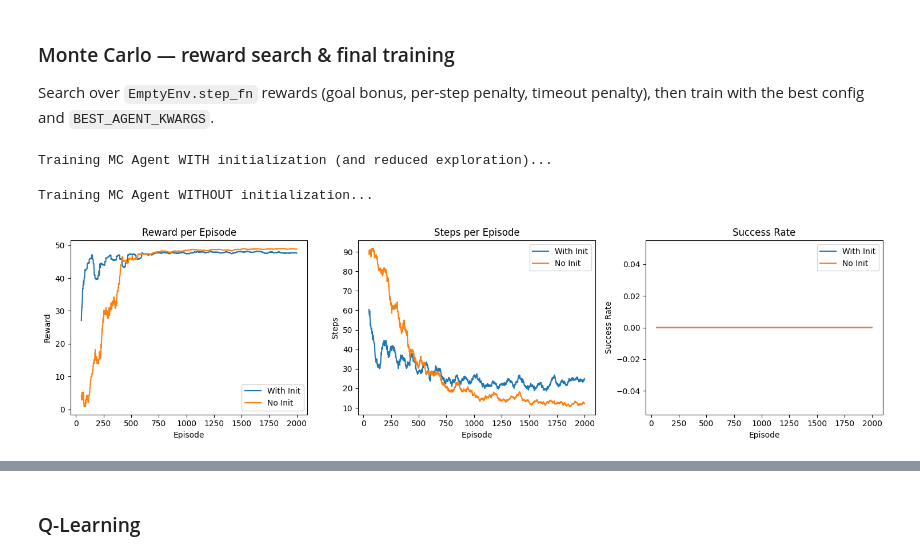
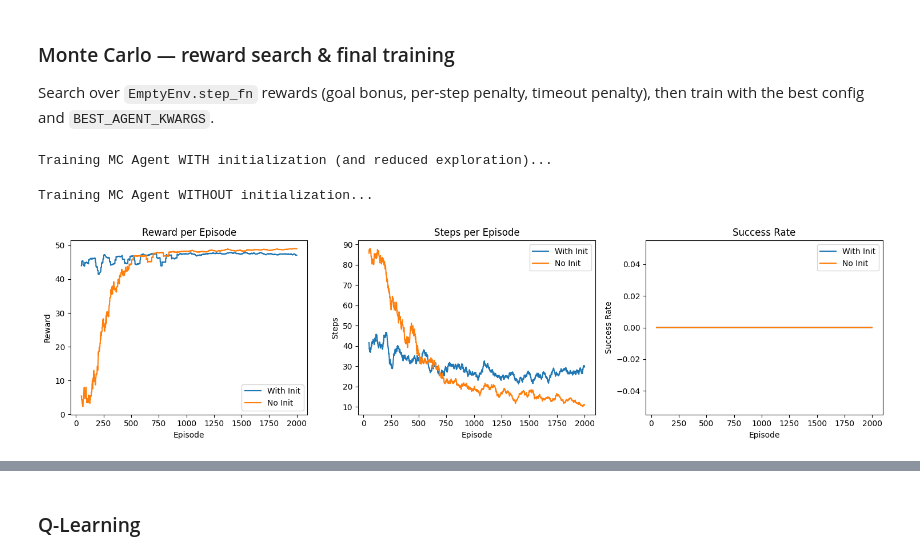
Before and after one commit to BlobDylan/RLEX2, a Jupyter notebook: HW2_2026B_KeyDoorLava.ipynb, the cells around one changed output, grey strips where cells are left out. Drawn from its saved outputs; the diff is of its cells as text; code cells hidden in the pictures.

Commit message:
many episodes

```diff
--- a/HW2_2026B_KeyDoorLava.ipynb
+++ b/HW2_2026B_KeyDoorLava.ipynb
@@ -420,17 +420,14 @@ class KeyDoorLavaEnv(BaseMiniGridEnv):
         obs, _, terminated, truncated, info = super().step(action)
 
         # BASE REWARD: Sparse goal reward + Step penalty
-        step_penalty = -0.2
+        step_penalty = -0.3
         goal_reward = 100.0
         reached_goal = (terminated and tuple(self.agent_pos) == tuple(self.goal_pos))
         base_reward = goal_reward if reached_goal else step_penalty
 
         # ENVIRONMENTAL SIGNAL: Mission Failure
         if (terminated or truncated) and not reached_goal:
-            base_reward -= 10.0
-            # Extra penalty for dying on lava vs just timeout
-            if self.is_on_lava():
-                base_reward -= 15.0
+            base_reward -= 20.0
 
         # SEQUENTIAL SHAPING
         shaping_reward = 0.0
@@ -1222,90 +1278,32 @@ def print_search_summary(results, top_k=5):
 Search over `EmptyEnv.step_fn` rewards (goal bonus, per-step penalty, timeout penalty), then train with the best config and `BEST_AGENT_KWARGS`.
 # %%
 BEST_AGENT_KWARGS = dict(
-    gamma         = 0.99,
+    gamma         = 0.95,
     epsilon       = 1.0,
     epsilon_min   = 0.05,
     epsilon_decay = 0.999,
 )
 
-def initialize_q_table(agent):
-    """
-    'Golden Balance' Initialization:
-    Initialize Q-values to -Manhattan Distance to current target.
-    This ensures the agent always prefers states closer to the next milestone.
-    """
-    w, h = agent.env.width, agent.env.height
-
-    if "Empty" in type(agent.env).__name__:
-        gx, gy = agent.env.goal_pos
-        for x in range(1, w - 1):
-            for y in range(1, h - 1):
-                for d in range(4):
-                    state = (x, y, d)
-                    dist = abs(x - gx) + abs(y - gy)
-                    for a in agent.actions:
-                        agent.q_table[(state, a)] = -float(dist)
-        return
-
-    if "KeyDoor" in type(agent.env).__name__:
-        # Targets (dx, dy) are relative offsets to the objective.
-        # We initialize valid Agent (ax, ay) and Relative (dx, dy) pairs.
-        for milestone in range(4):
-            for ax in range(1, w - 1):
-                for ay in range(1, h - 1):
-                    for ad in range(4):
-                        # Use realistic offset ranges for a 10x10 grid
-                        for dx in range(-(w-1), w):
-                            for dy in range(-(h-1), h):
-                                state = (ax, ay, ad, milestone, dx, dy)
-                                dist = abs(dx) + abs(dy)
-                                for a in agent.actions:
-                                    val = -float(dist)
-                                    # Directional bias: Moving toward target is better
-                                    if a == 2: # Forward
-                                        if (ad == 0 and dx > 0) or (ad == 1 and dy > 0) or \
-                                           (ad == 2 and dx < 0) or (ad == 3 and dy < 0):
-                                            val += 0.5
-                                    agent.q_table[(state, a)] = val
-
-def plot_comparison(agents, labels, window=PLOT_WINDOW_EMPTY_ENV):
-    _, axes = plt.subplots(1, 3, figsize=(15, 4))
-    metrics = ["episode_rewards", "episode_steps", "episode_success"]
-    ylabels = ["Reward", "Steps", "Success Rate"]
-    titles = ["Reward per Episode", "Steps per Episode", "Success Rate"]
-
-    for i, metric in enumerate(metrics):
-        for agent, label in zip(agents, labels):
-            values = np.asarray(agent.history[metric], dtype=float)
-            if len(values) >= window:
-                smoothed = _rolling_mean(values, window)
-                axes[i].plot(np.arange(window - 1, len(values)), smoothed, label=label)
-        axes[i].set_xlabel("Episode")
-        axes[i].set_ylabel(ylabels[i])
-        axes[i].set_title(titles[i])
-        axes[i].legend()
-    plt.tight_layout()
-    plt.show()
 
 print("Training MC Agent WITH initialization (and reduced exploration)...")
 mc_env_init   = EmptyEnv(max_steps=MAX_STEPS_EMPTY_ENV)
 init_kwargs   = BEST_AGENT_KWARGS.copy()
 init_kwargs['epsilon'] = 0.2
 mc_agent_init = MonteCarlo(mc_env_init, **init_kwargs)
 initialize_q_table(mc_agent_init)
 mc_agent_init.train(episodes=TRAIN_EPISODES_EMPTY_ENV, max_steps=MAX_STEPS_EMPTY_ENV)
 
 print("Training MC Agent WITHOUT initialization...")
 mc_env_no_init   = EmptyEnv(max_steps=MAX_STEPS_EMPTY_ENV)
 mc_agent_no_init = MonteCarlo(mc_env_no_init, **BEST_AGENT_KWARGS)
 mc_agent_no_init.train(episodes=TRAIN_EPISODES_EMPTY_ENV, max_steps=MAX_STEPS_EMPTY_ENV)
 
 emptyenv_agents["Monte Carlo"] = mc_agent_init
 plot_comparison([mc_agent_init, mc_agent_no_init], ["With Init", "No Init"])
 # %% [output]
 Training MC Agent WITH initialization (and reduced exploration)...
 Training MC Agent WITHOUT initialization...
-[figure, old version]
+[figure, new version]
 # %%
 print("=== Monte Carlo (EmptyEnv): Trained Agent performance ===")
 video_file = video_path("EmptyEnv_MC_trained.mp4")
```
Also changed, not shown: parts of 13 cells of this notebook, 4 other files.
